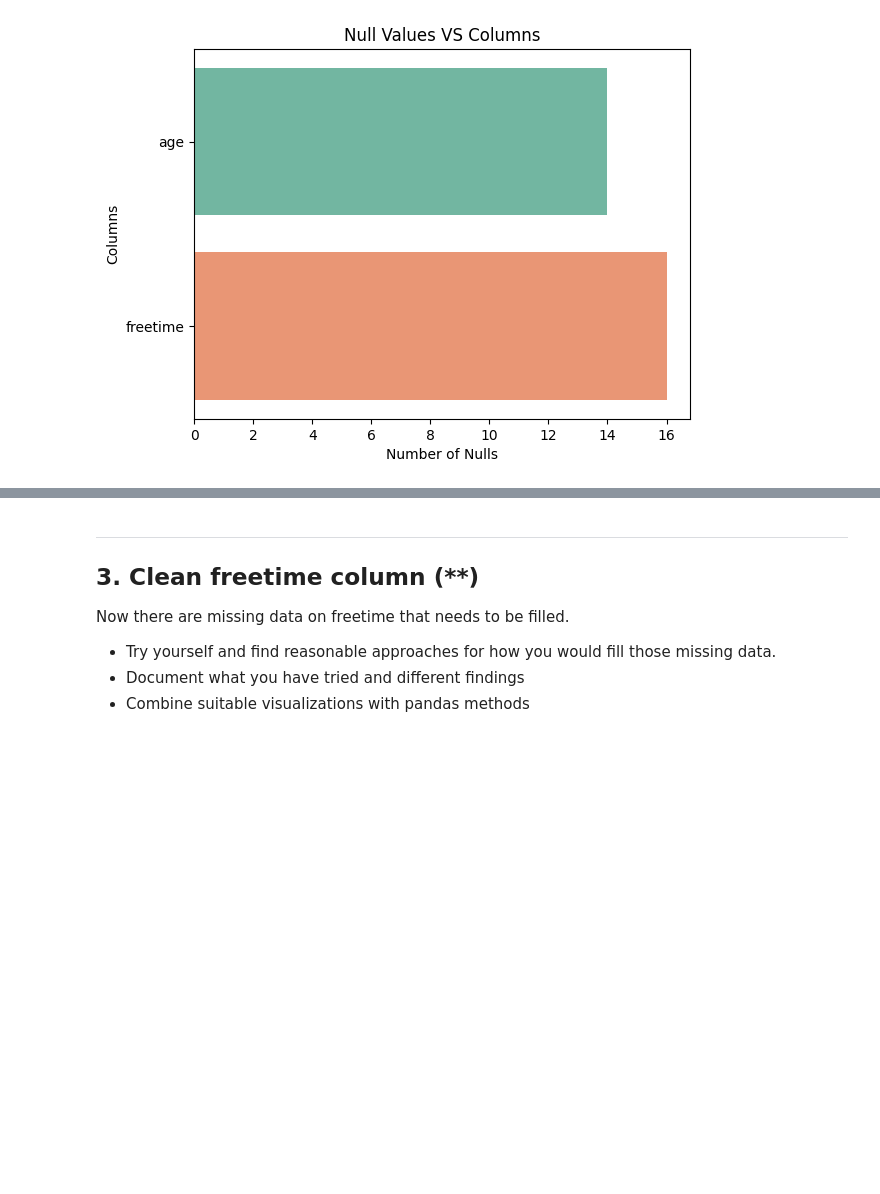
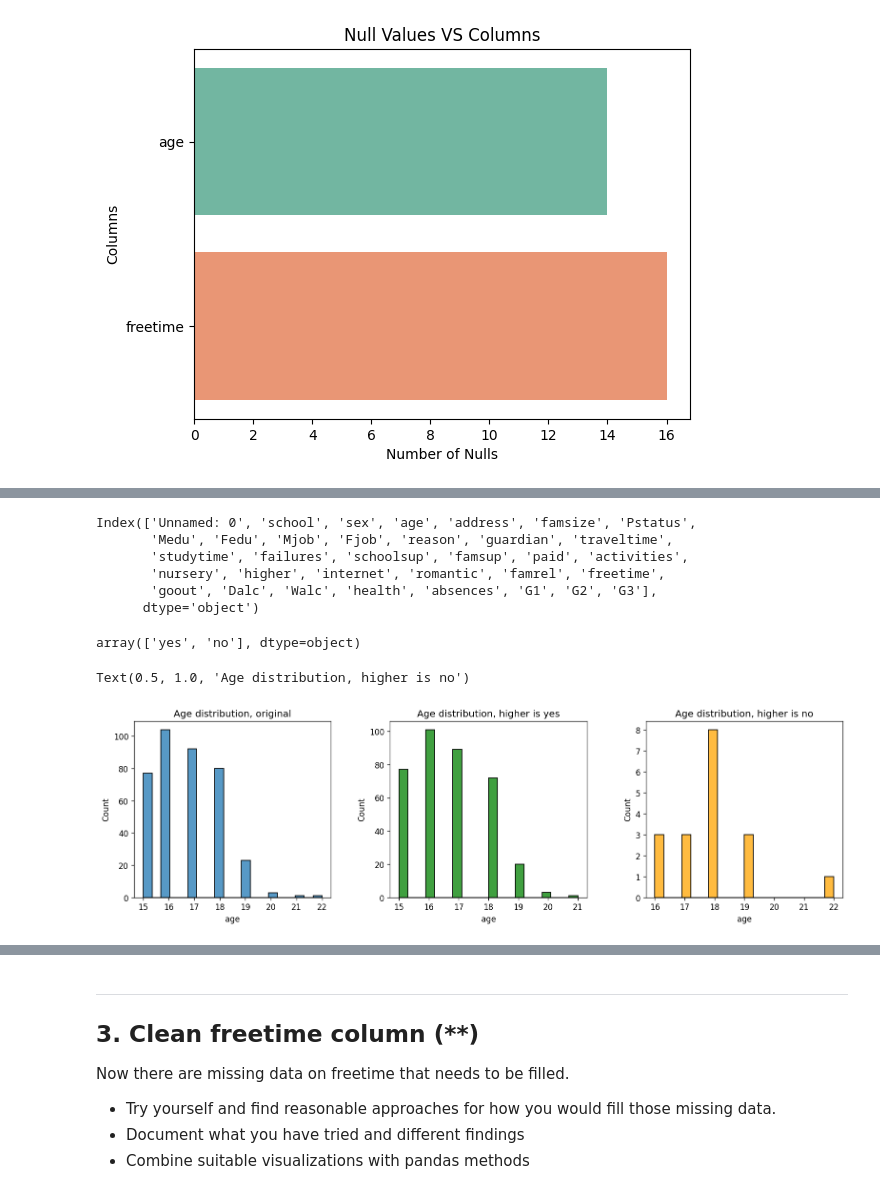
Before and after one commit to AptiDz/data-behandling-APTI-DZHAMURZAEV, a Jupyter notebook: Exercises/E01_missing_aggregation.ipynb, the cells around one changed output, grey strips where cells are left out. Drawn from its saved outputs; the diff is of its cells as text; code cells hidden in the pictures; blank space fills up the shorter version.

```diff
--- a/Exercises/E01_missing_aggregation.ipynb
+++ b/Exercises/E01_missing_aggregation.ipynb
@@ -369,0 +376,32 @@ plt.show()
+# %%
+# c)
+student_matmissing_data.columns
+# %% [output]
+Index(['Unnamed: 0', 'school', 'sex', 'age', 'address', 'famsize', 'Pstatus',
+       'Medu', 'Fedu', 'Mjob', 'Fjob', 'reason', 'guardian', 'traveltime',
+       'studytime', 'failures', 'schoolsup', 'famsup', 'paid', 'activities',
+       'nursery', 'higher', 'internet', 'romantic', 'famrel', 'freetime',
+       'goout', 'Dalc', 'Walc', 'health', 'absences', 'G1', 'G2', 'G3'],
+      dtype='object')
+# %%
+# d)
+student_matmissing_data["higher"].unique()
+# %% [output]
+array(['yes', 'no'], dtype=object)
+# %%
+# e)
+fig, axes = plt.subplots(1,3, dpi=120, figsize=(16,4))
+plt.subplots_adjust(wspace=0.3)
+
+
+sns.histplot(data=student_matmissing_data, ax=axes[0], x="age", bins=20)
+axes[0].set_title("Age distribution, original")
+
+sns.histplot(data=student_matmissing_data[student_matmissing_data["higher"]=="yes"], ax=axes[1], x="age", bins=20, color="green")
+axes[1].set_title("Age distribution, higher is yes")
+
+sns.histplot(data=student_matmissing_data[student_matmissing_data["higher"]=="no"], ax=axes[2], x="age", bins=20, color="orange")
+axes[2].set_title("Age distribution, higher is no")
+# %% [output]
+Text(0.5, 1.0, 'Age distribution, higher is no')
+[figure, added]
```
Also changed, not shown: parts of 3 cells of this notebook.
